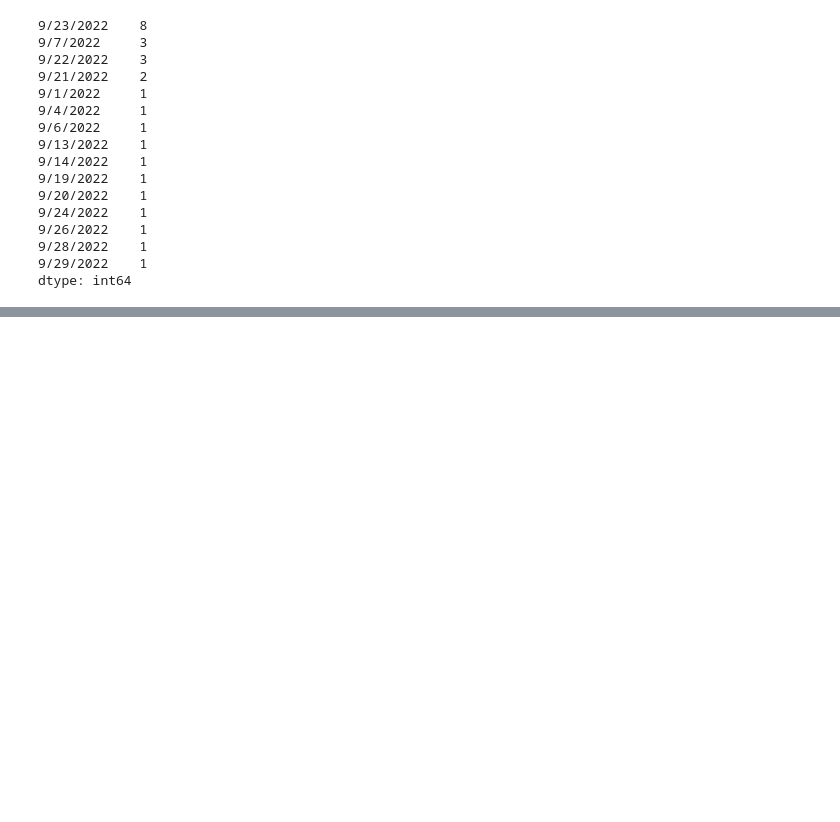
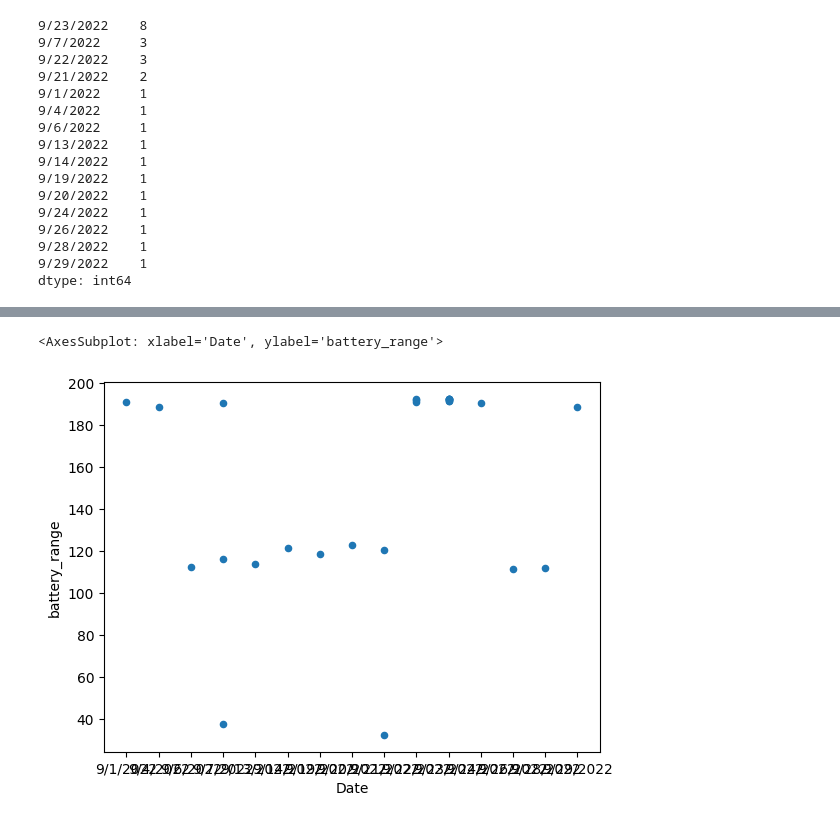
Before and after one commit to kyhokie/data_1_project, a Jupyter notebook: Tesla_Data.ipynb, the cells around one changed output, grey strips where cells are left out. Drawn from its saved outputs; the diff is of its cells as text; code cells hidden in the pictures; blank space fills up the shorter version.

```diff
--- a/Tesla_Data.ipynb
+++ b/Tesla_Data.ipynb
@@ -201,5 +202,7 @@ dtype: int64
 #for i=1:3
 #fprint('%i\n',i)
 # %%
-df.plot(x="charge_limit_soc", y="battery_range", kind="hist")
-#df.plot(x="Date", y="battery_range", kind="hist")
+clean_Tesla.plot(x="Date", y="battery_range", kind="scatter")
+# %% [output]
+<AxesSubplot: xlabel='Date', ylabel='battery_range'>
+[figure, added]
```
Also changed, not shown: parts of 4 cells of this notebook.
